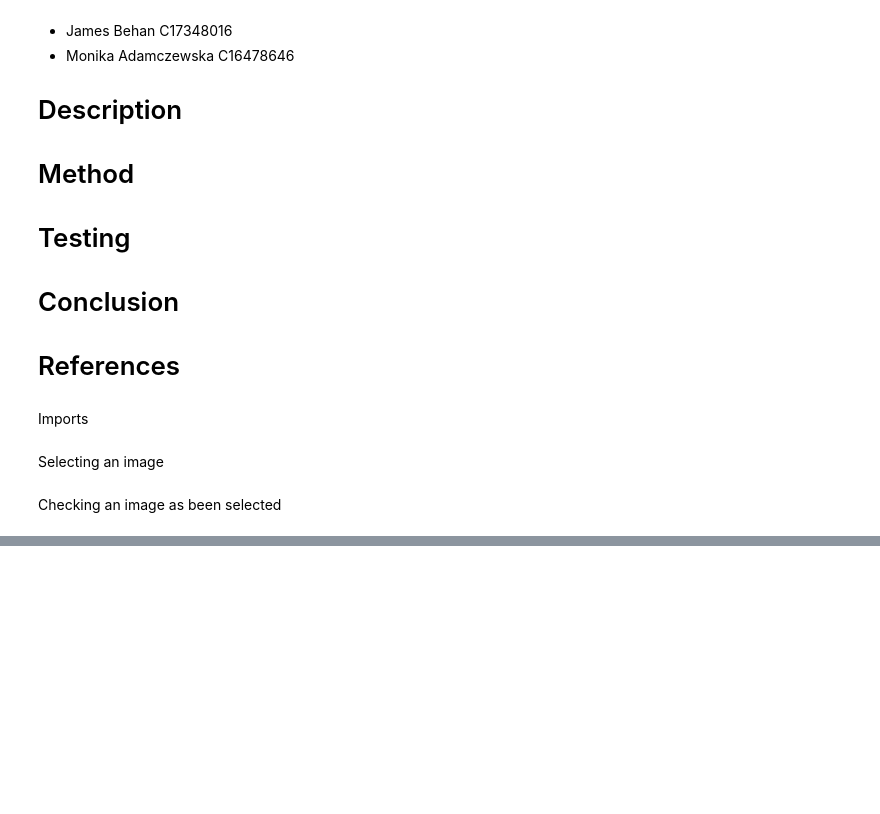
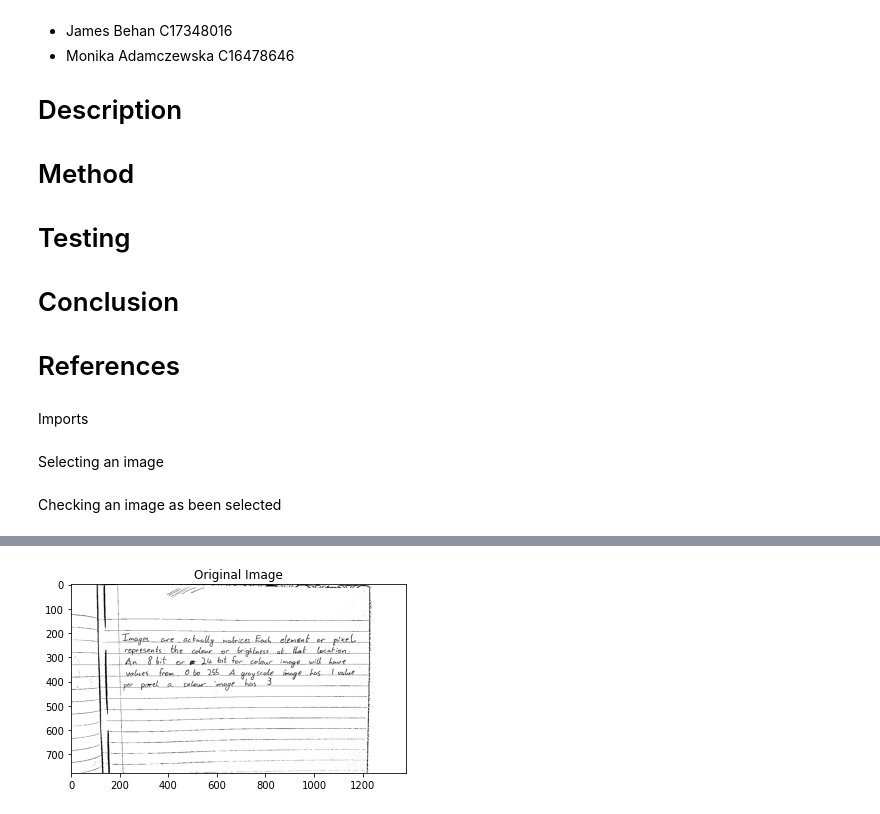
Before and after one commit to themainman8421/Image-processing-group-project, a Jupyter notebook: Handwriting Extraction.ipynb, the cells around one changed output, grey strips where cells are left out. Saved outputs shown, nothing was run; the diff lists cells and outputs as text; code cells hidden in the pictures; blank space fills up the shorter version.

```diff
--- a/Handwriting Extraction.ipynb
+++ b/Handwriting Extraction.ipynb
@@ -37,0 +46,9 @@ if I is None:
+# %%
+B =cv2.adaptiveThreshold(G, maxValue= 255,adaptiveMethod= cv2.ADAPTIVE_THRESH_GAUSSIAN_C,
+                         thresholdType= cv2.THRESH_BINARY,blockSize= 23,C = 10)
+# %%
+plt.title('Original Image')
+plt.imshow(B, cmap = "gray")
+plt.show()
+# %% [output]
+[figure, added]
```
Also changed, not shown: parts of 3 cells of this notebook.
